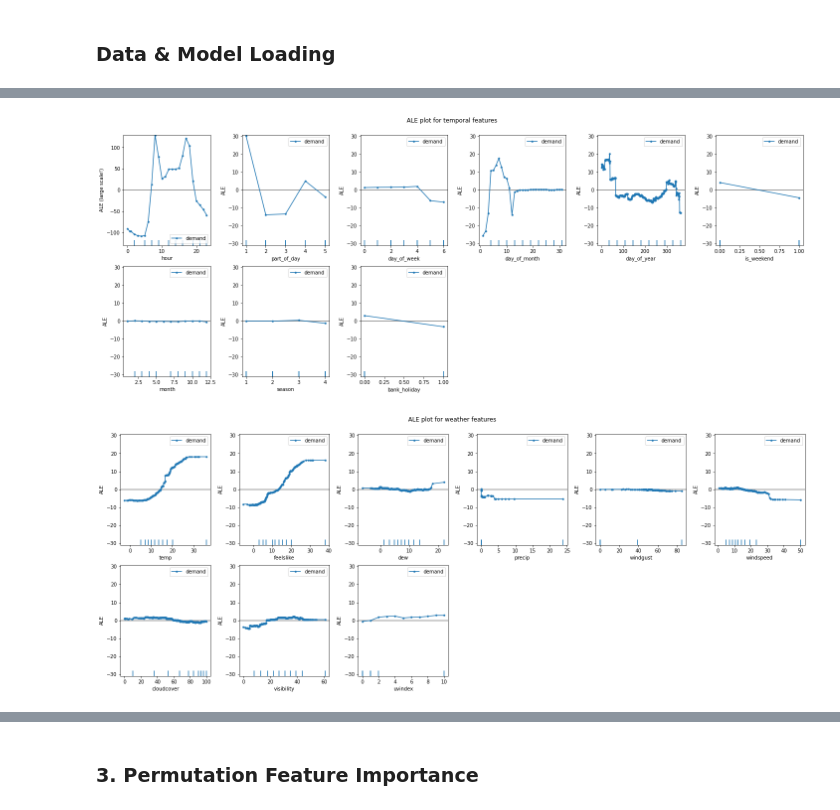
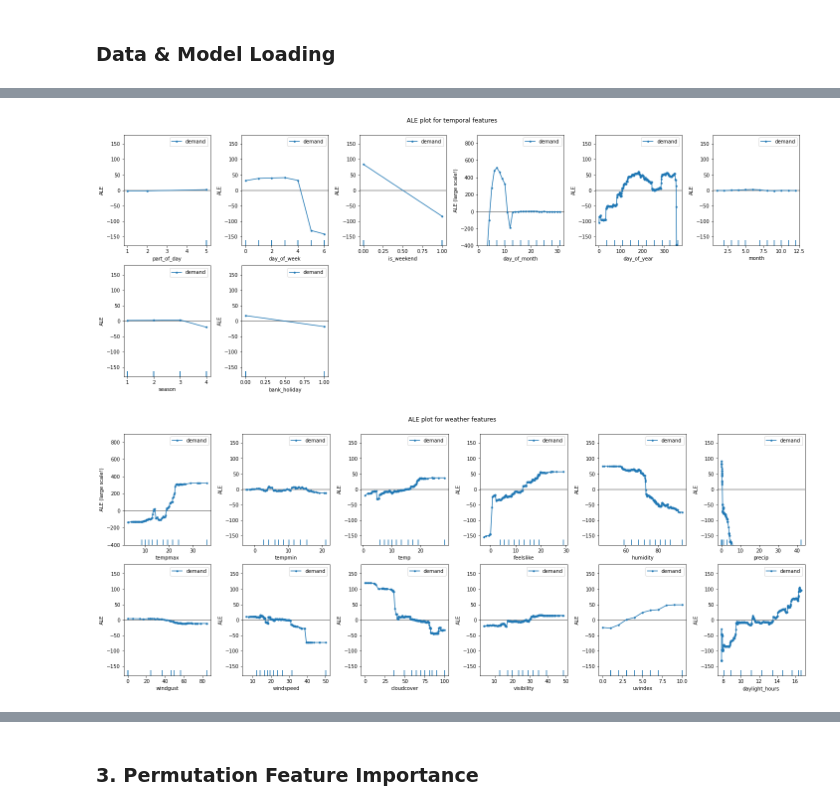
Before and after one commit to tabeaeggler/UrbanMobility, a Jupyter notebook: notebooks/08_feature_attribution_trees.ipynb, the cells around one changed output, grey strips where cells are left out. Saved outputs shown, nothing was run; the diff lists cells and outputs as text; code cells hidden in the pictures.

```diff
--- a/notebooks/08_feature_attribution_trees.ipynb
+++ b/notebooks/08_feature_attribution_trees.ipynb
@@ -20,6 +25,14 @@ from models import random_forest_model as model
 # %% [markdown]
 ### Data & Model Loading
 # %%
-journey_17 = pd.read_csv('../data/processed/aggregated_journey_data/agg_journey_data_2017.csv', parse_dates=['end_date', 'start_date'], index_col=0)
-journey_18 = pd.read_csv('../data/processed/aggregated_journey_data/agg_journey_data_2018.csv', parse_dates=['end_date', 'start_date'], index_col=0)
-journey_19 = pd.read_csv('../data/processed/aggregated_journey_data/agg_journey_data_2019.csv', parse_dates=['end_date', 'start_date'], index_col=0)
+journey_daily_16 = pd.read_csv('../data/processed/aggregated_journey_data/agg_journey_data_daily_2016.csv', parse_dates=['start_date'], index_col=0)
+journey_daily_17 = pd.read_csv('../data/processed/aggregated_journey_data/agg_journey_data_daily_2017.csv', parse_dates=['start_date'], index_col=0)
+journey_daily_18 = pd.read_csv('../data/processed/aggregated_journey_data/agg_journey_data_daily_2018.csv', parse_dates=['start_date'], index_col=0)
+journey_daily_19 = pd.read_csv('../data/processed/aggregated_journey_data/agg_journey_data_daily_2019.csv', parse_dates=['start_date'], index_col=0)
+
+# use 2016, 2017 and 2018 as train data and 2019 as test data
+journey_daily_train = pd.concat([journey_daily_16, journey_daily_17, journey_daily_18])
+journey_daily_test = journey_daily_19.copy()
+
+# train test split
+x_daily_train, y_daily_train, x_daily_test, y_daily_test = tree_models.train_test_split(journey_daily_train, journey_daily_test)
@@ -35,2 +41,0 @@ x_test.shape
-# %%
-rf = joblib.load('../models.random_forest.pkl')
@@ -75 +42,8 @@ print(model.get_feature_importance(rf, x_train).to_string())
+# %%
+#load model
+rf_daily = joblib.load('../models/random_forest_daily.pkl')
+
+#pred
+feature_cols_daily = x_daily_train.columns.drop(['start_date', 'hour'])
+y_pred = rf_daily.predict(x_daily_test[feature_cols_daily])
 # %% [markdown]
@@ -78,6 +52,11 @@ print(model.get_feature_importance(rf, x_train).to_string())
 from alibi.explainers import ALE, plot_ale
 import matplotlib.pyplot as plt
 
-feature_names = x_train.columns
+# ALE
+ale = ALE(rf_daily.predict, feature_names=feature_cols_daily, target_names=['demand'])
 
-ale = ALE(rf.predict, feature_names=feature_names, target_names=['demand'])
+# Convert DataFrame to numpy array, ensure columns match feature_names
+x_daily_test_np = x_daily_test[feature_cols_daily].to_numpy()
+
+# Generate the explanation with numpy array
+ale_exp = ale.explain(x_daily_test_np)
@@ -125,10 +70,14 @@ def ale_plot(selected_features, height, spacing, title):
 # %%
-temporal_features = ['hour', 'part_of_day', 'day_of_week', 'day_of_month', 'day_of_year', 'is_weekend', 'month', 'season', 'bank_holiday']
-ale_plot(temporal_features, 8, 0.92, 'temporal features')
+large_scale_index = [x_daily_test[feature_cols_daily].columns.get_loc('day_of_month')]
+
+temporal_features = ['part_of_day', 'day_of_week', 'is_weekend', 'day_of_month', 'day_of_year', 'month', 'season', 'bank_holiday']
+interpret.ale_plot(x_daily_test[feature_cols_daily], ale_exp, temporal_features, 8, 0.92, 'temporal features', large_scale_index)
 # %% [output]
-[figure, old version]
+[figure, new version]
 # %%
-weather_features = ['temp', 'feelslike', 'dew', 'precip', 'windgust', 'windspeed', 'cloudcover', 'visibility', 'uvindex']
-ale_plot(weather_features, 8, 0.92, 'weather features')
+large_scale_index = [x_daily_test[feature_cols_daily].columns.get_loc('tempmax')]
+
+weather_features = ['tempmax', 'tempmin', 'temp', 'feelslike', 'humidity', 'precip', 'windgust', 'windspeed', 'cloudcover', 'visibility', 'uvindex', 'daylight_hours']
+interpret.ale_plot(x_daily_test[feature_cols_daily], ale_exp, weather_features, 8, 0.92, 'weather features', large_scale_index)
 # %% [output]
-[figure, old version]
+[figure, new version]
```
Also changed, not shown: parts of 26 cells of this notebook, 5 other files.
